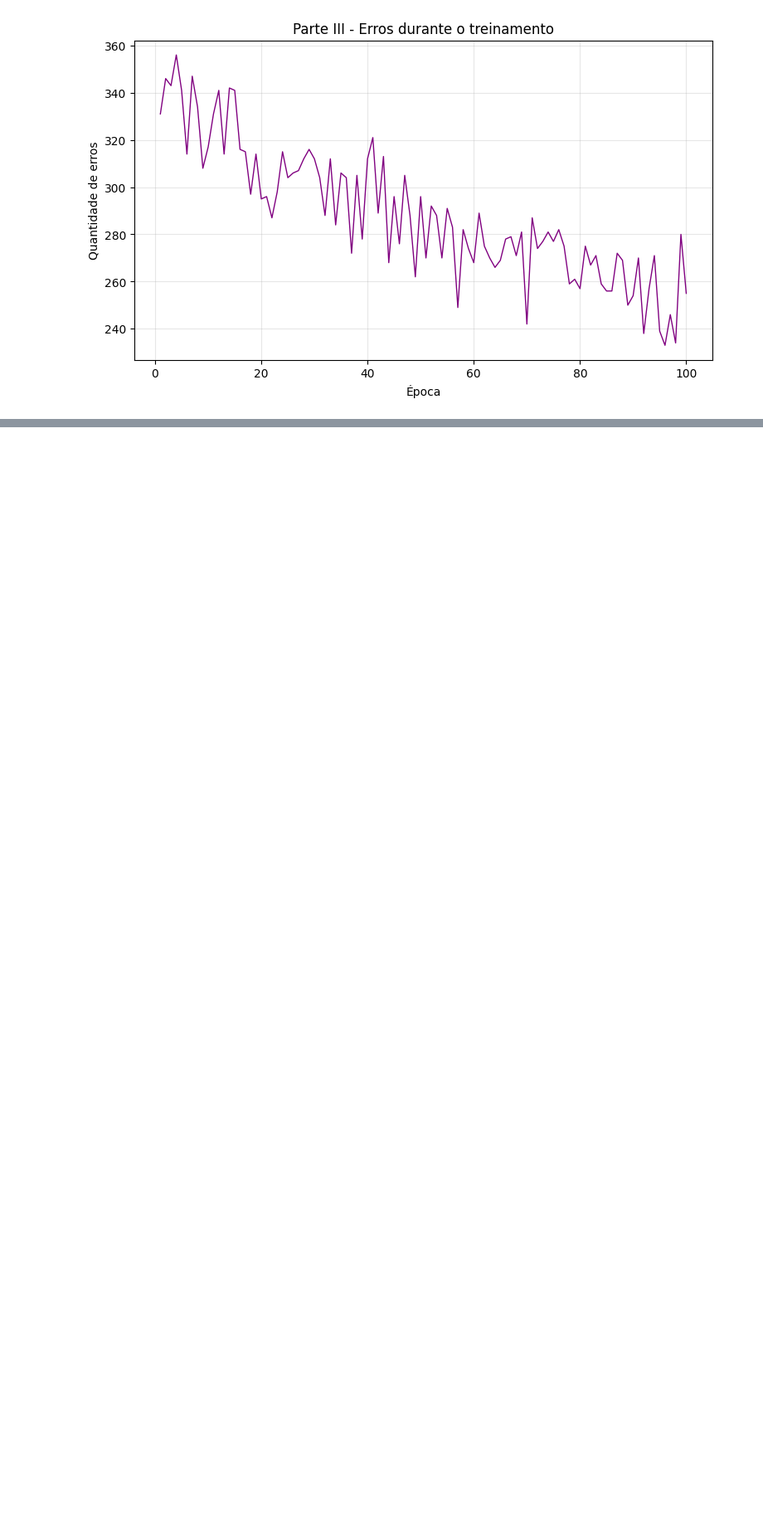
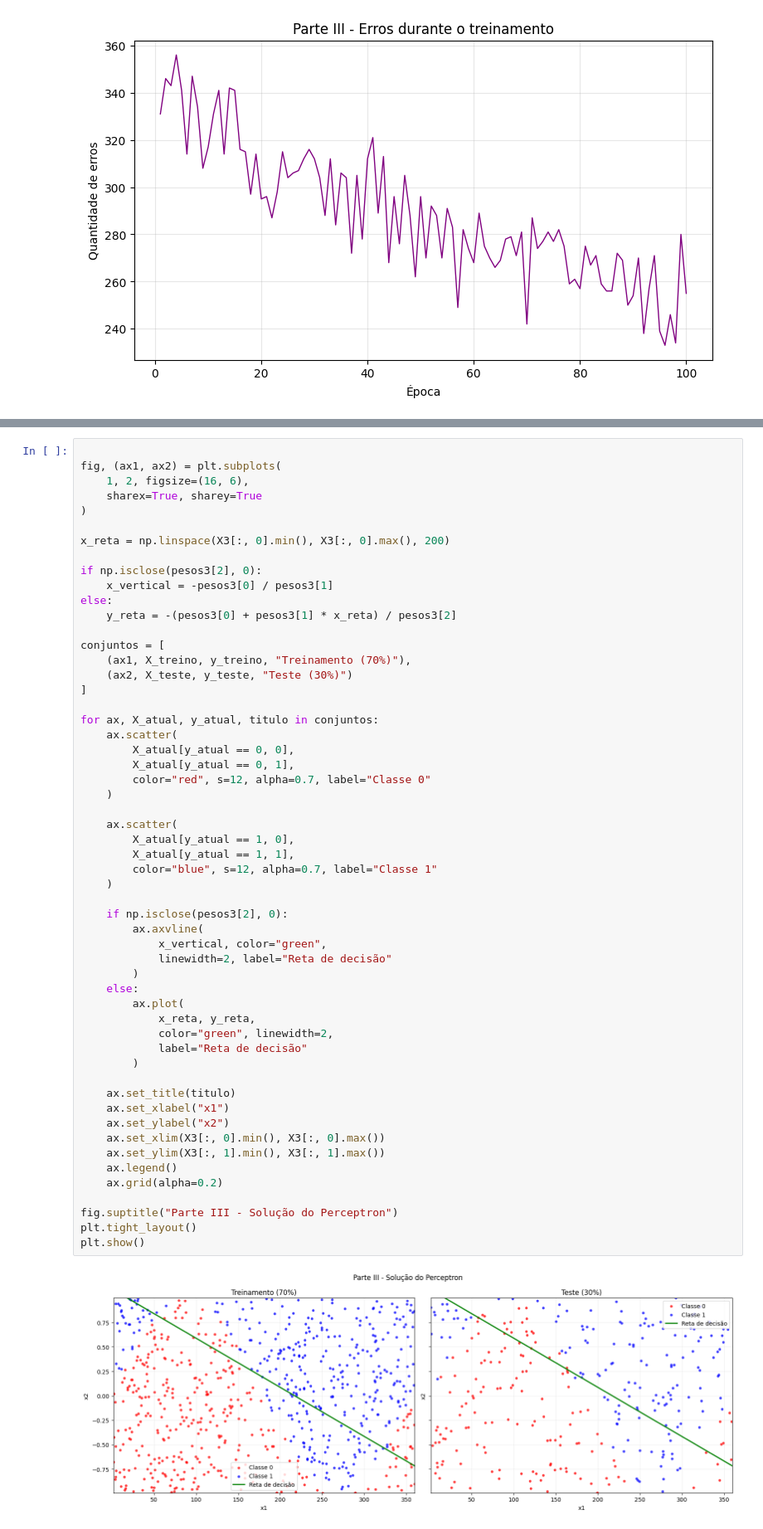
Before and after one commit to RicardoSantiago18/RNA-PP2.1, a Jupyter notebook: main.ipynb, the cells around one changed output, grey strips where cells are left out. Shown at 83% size. Saved outputs shown, nothing was run; the diff lists cells and outputs as text; blank space fills up the shorter version.

```diff
--- a/main.ipynb
+++ b/main.ipynb
@@ -372,0 +446,57 @@ plt.show()
+# %%
+
+fig, (ax1, ax2) = plt.subplots(
+    1, 2, figsize=(16, 6),
+    sharex=True, sharey=True
+)
+
+x_reta = np.linspace(X3[:, 0].min(), X3[:, 0].max(), 200)
+
+if np.isclose(pesos3[2], 0):
+    x_vertical = -pesos3[0] / pesos3[1]
+else:
+    y_reta = -(pesos3[0] + pesos3[1] * x_reta) / pesos3[2]
+
+conjuntos = [
+    (ax1, X_treino, y_treino, "Treinamento (70%)"),
+    (ax2, X_teste, y_teste, "Teste (30%)")
+]
+
+for ax, X_atual, y_atual, titulo in conjuntos:
+    ax.scatter(
+        X_atual[y_atual == 0, 0],
+        X_atual[y_atual == 0, 1],
+        color="red", s=12, alpha=0.7, label="Classe 0"
+    )
+
+    ax.scatter(
+        X_atual[y_atual == 1, 0],
+        X_atual[y_atual == 1, 1],
+        color="blue", s=12, alpha=0.7, label="Classe 1"
+    )
+
+    if np.isclose(pesos3[2], 0):
+        ax.axvline(
+            x_vertical, color="green",
+            linewidth=2, label="Reta de decisão"
+        )
+    else:
+        ax.plot(
+            x_reta, y_reta,
+            color="green", linewidth=2,
+            label="Reta de decisão"
+        )
+
+    ax.set_title(titulo)
+    ax.set_xlabel("x1")
+    ax.set_ylabel("x2")
+    ax.set_xlim(X3[:, 0].min(), X3[:, 0].max())
+    ax.set_ylim(X3[:, 1].min(), X3[:, 1].max())
+    ax.legend()
+    ax.grid(alpha=0.2)
+
+fig.suptitle("Parte III - Solução do Perceptron")
+plt.tight_layout()
+plt.show()
+# %% [output]
+[figure, added]
```
Also changed, not shown: parts of 5 cells of this notebook.
